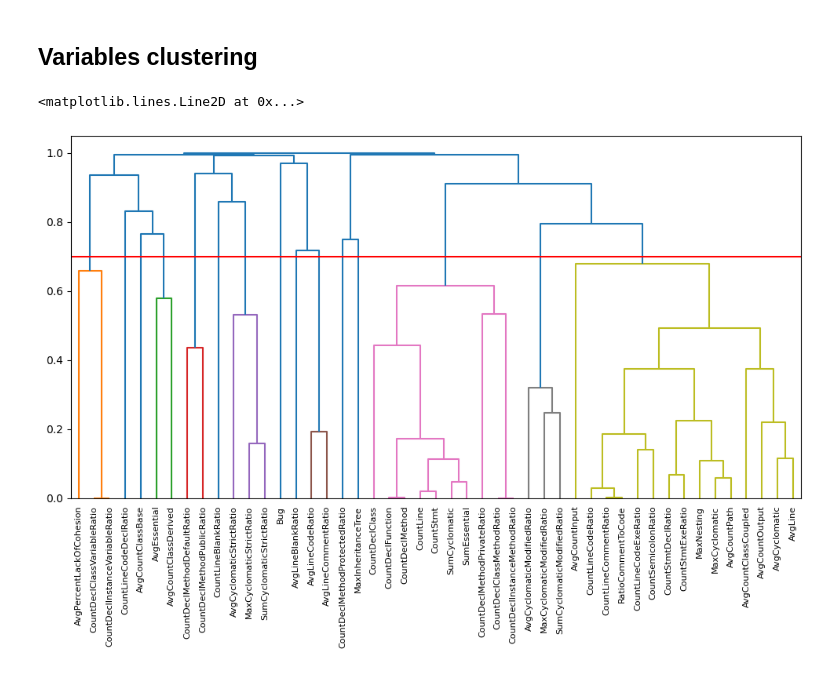
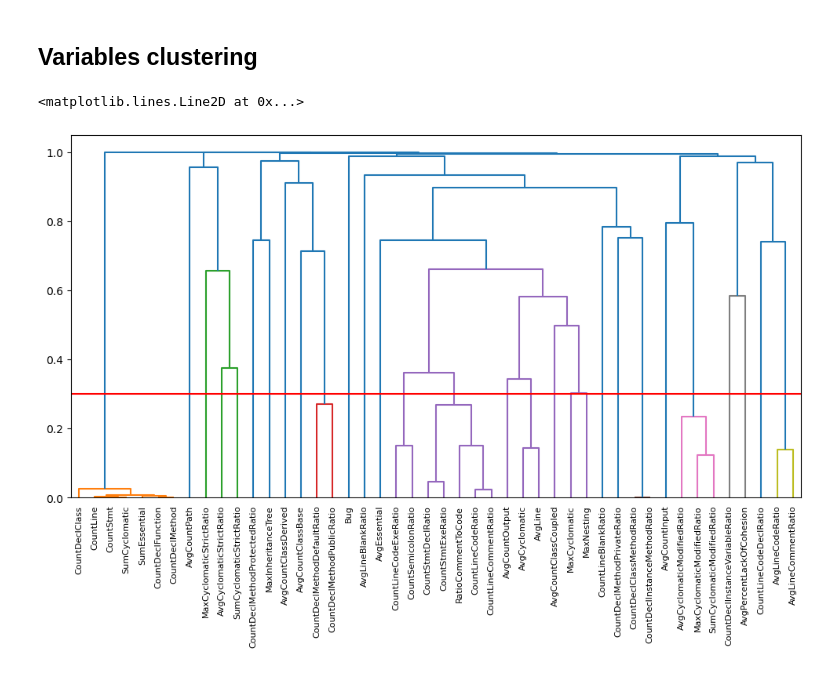
Before and after one commit to ahenrij/ets-mgl869-hive, a Jupyter notebook: src/lab/notebooks/analysis.ipynb, the cells around one changed output. Saved outputs shown, nothing was run; the diff lists cells and outputs as text; code cells hidden in the pictures.

```diff
--- a/src/lab/notebooks/analysis.ipynb
+++ b/src/lab/notebooks/analysis.ipynb
@@ -26,6 +26,6 @@ df.head()
 # Correlation analysis
 # %%
 plt.figure(figsize=(12, 10))
-r = df.corr(method="spearman")
+r = df.corr()
 sns.heatmap(r, vmin=-1, vmax=1)
 # %% [output]
@@ -38,12 +38,12 @@ from scipy.cluster.hierarchy import linkage, dendrogram, fcluster
 from scipy.spatial.distance import squareform
 
 dissimilarity = 1 - abs(r)
-Z = linkage(squareform(dissimilarity), "complete")
+Z = linkage(squareform(dissimilarity), method="complete")
 # %%
 
 plt.figure(figsize=(12, 6))
 dendrogram(Z, labels=df.columns, orientation="top", leaf_rotation=90)
-plt.axhline(y = .7, c="red")
+plt.axhline(y = .3, c="red")
 # %% [output]
 <matplotlib.lines.Line2D at 0x...>
-[figure, old version]
+[figure, new version]
```
Also changed, not shown: parts of 3 cells of this notebook, 4 other files.
